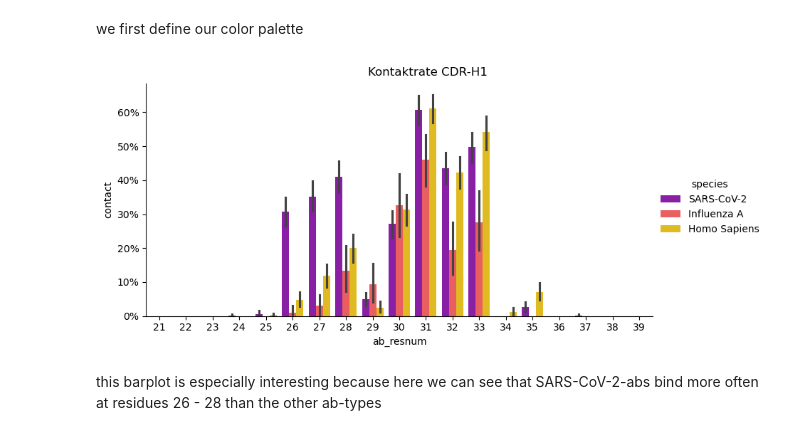
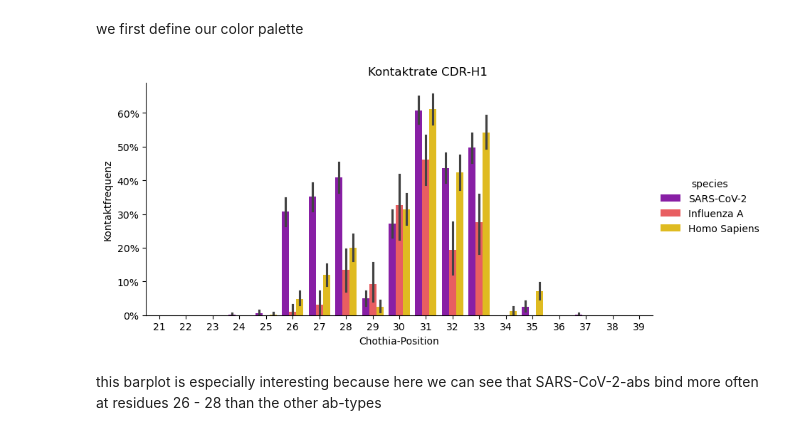
Before and after one commit to datascience-2025-group4/group04-team02, a Jupyter notebook: dataanalysis/03_contacts/02_analyze_contacts.ipynb, the cells around one changed output. Drawn from its saved outputs; the diff is of its cells as text; code cells hidden in the pictures.

```diff
--- a/dataanalysis/03_contacts/02_analyze_contacts.ipynb
+++ b/dataanalysis/03_contacts/02_analyze_contacts.ipynb
@@ -97,21 +103,22 @@ palette = {'SARS-CoV-2': '#9509BB', 'Homo Sapiens': '#FFCF01', 'Influenza A': '#
 # %%
 
 g = sns.catplot(data = m.query("chain_type == 'heavy' and 20 < ab_resnum < 40"),
             x = "ab_resnum", # od ab_res for icode
             y = "contact",
             kind = "bar",
             hue = "species",
             #row = "method",
             errorbar = ("ci", 95),
             height = 4, aspect = 2,
             palette= palette,
             hue_order=['SARS-CoV-2', 'Influenza A', 'Homo Sapiens'],)
 
 
 g.fig.suptitle("Kontaktrate CDR-H1", y=1.02)
+g.set_axis_labels("Chothia-Position", "Kontaktfrequenz")
 g.ax.yaxis.set_major_formatter(PercentFormatter(1))
 # %% [output]
-[figure, old version]
+[figure, new version]
 # %% [markdown]
 this barplot is especially interesting because here we can see that SARS-CoV-2-abs bind more often at residues 26 - 28 than the other ab-types
 # %%
```
Also changed, not shown: parts of 15 cells of this notebook, 6 other files.
